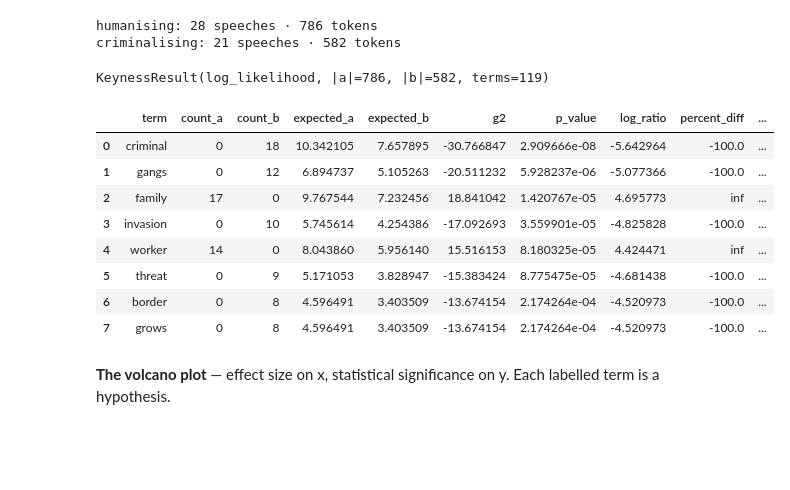
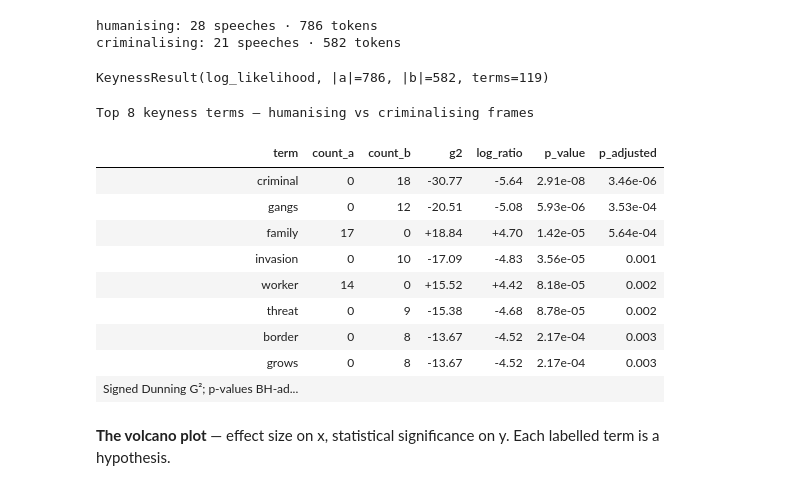
Before and after one commit to jturner-uofl/pycorpdiff, a Jupyter notebook: examples/pycorpdiff_showcase.ipynb, the cells around one changed output. Cells and saved outputs as stored; diff of their text form; code cells hidden in the pictures; blank space fills up the shorter version.

```diff
--- a/examples/pycorpdiff_showcase.ipynb
+++ b/examples/pycorpdiff_showcase.ipynb
@@ -105,18 +156,28 @@ criminalising: 21 speeches · 582 tokens
 # %%
 keyness = pcd.compare(human, criminal).keyness(min_count=3, dispersion=True)
 print(keyness.summary())
 keyness.table.head(8)
+
+df_to_sofra(
+    keyness.table.head(8)[
+        ['term', 'count_a', 'count_b', 'g2', 'log_ratio', 'p_value', 'p_adjusted']
+    ],
+    caption='Top 8 keyness terms — humanising vs criminalising frames',
+    footnotes=('Signed Dunning G²; p-values BH-adjusted across the full vocabulary.',),
+)
 # %% [output]
 KeynessResult(log_likelihood, |a|=786, |b|=582, terms=119)
+Top 8 keyness terms — humanising vs criminalising frames
-|  | term | count_a | count_b | expected_a | expected_b | g2 | p_value | log_ratio | percent_diff | ... |
-| 0 | criminal | 0 | 18 | 10.342105 | 7.657895 | -30.766847 | 2.909666e-08 | -5.642964 | -100.0 | ... |
-| 1 | gangs | 0 | 12 | 6.894737 | 5.105263 | -20.511232 | 5.928237e-06 | -5.077366 | -100.0 | ... |
-| 2 | family | 17 | 0 | 9.767544 | 7.232456 | 18.841042 | 1.420767e-05 | 4.695773 | inf | ... |
-| 3 | invasion | 0 | 10 | 5.745614 | 4.254386 | -17.092693 | 3.559901e-05 | -4.825828 | -100.0 | ... |
-| 4 | worker | 14 | 0 | 8.043860 | 5.956140 | 15.516153 | 8.180325e-05 | 4.424471 | inf | ... |
-| 5 | threat | 0 | 9 | 5.171053 | 3.828947 | -15.383424 | 8.775475e-05 | -4.681438 | -100.0 | ... |
-| 6 | border | 0 | 8 | 4.596491 | 3.403509 | -13.674154 | 2.174264e-04 | -4.520973 | -100.0 | ... |
-| 7 | grows | 0 | 8 | 4.596491 | 3.403509 | -13.674154 | 2.174264e-04 | -4.520973 | -100.0 | ... |
+| term | count_a | count_b | g2 | log_ratio | p_value | p_adjusted |
+| criminal | 0 | 18 | -30.77 | -5.64 | 2.91e-08 | 3.46e-06 |
+| gangs | 0 | 12 | -20.51 | -5.08 | 5.93e-06 | 3.53e-04 |
+| family | 17 | 0 | +18.84 | +4.70 | 1.42e-05 | 5.64e-04 |
+| invasion | 0 | 10 | -17.09 | -4.83 | 3.56e-05 | 0.001 |
+| worker | 14 | 0 | +15.52 | +4.42 | 8.18e-05 | 0.002 |
+| threat | 0 | 9 | -15.38 | -4.68 | 8.78e-05 | 0.002 |
+| border | 0 | 8 | -13.67 | -4.52 | 2.17e-04 | 0.003 |
+| grows | 0 | 8 | -13.67 | -4.52 | 2.17e-04 | 0.003 |
+| Signed Dunning G²; p-values BH-ad... |  |  |  |  |  |  |
 # %% [markdown]
 **The volcano plot** — effect size on x, statistical significance on y. Each labelled term is a hypothesis.
 # %%
```
Also changed, not shown: parts of 10 cells of this notebook, 2 other files.
